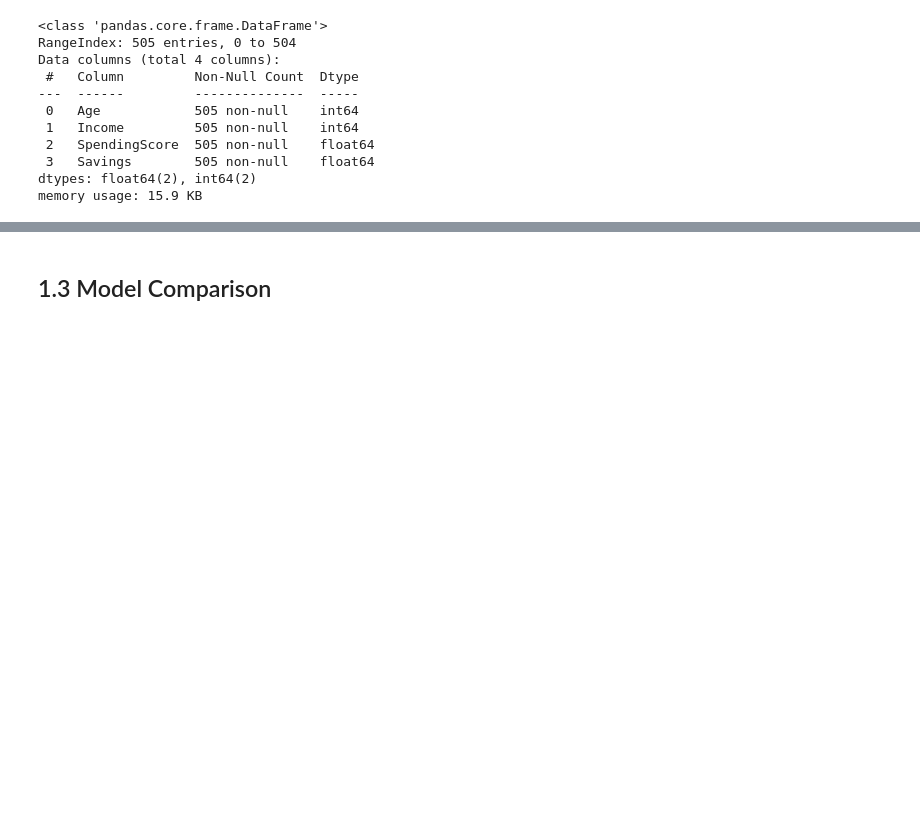
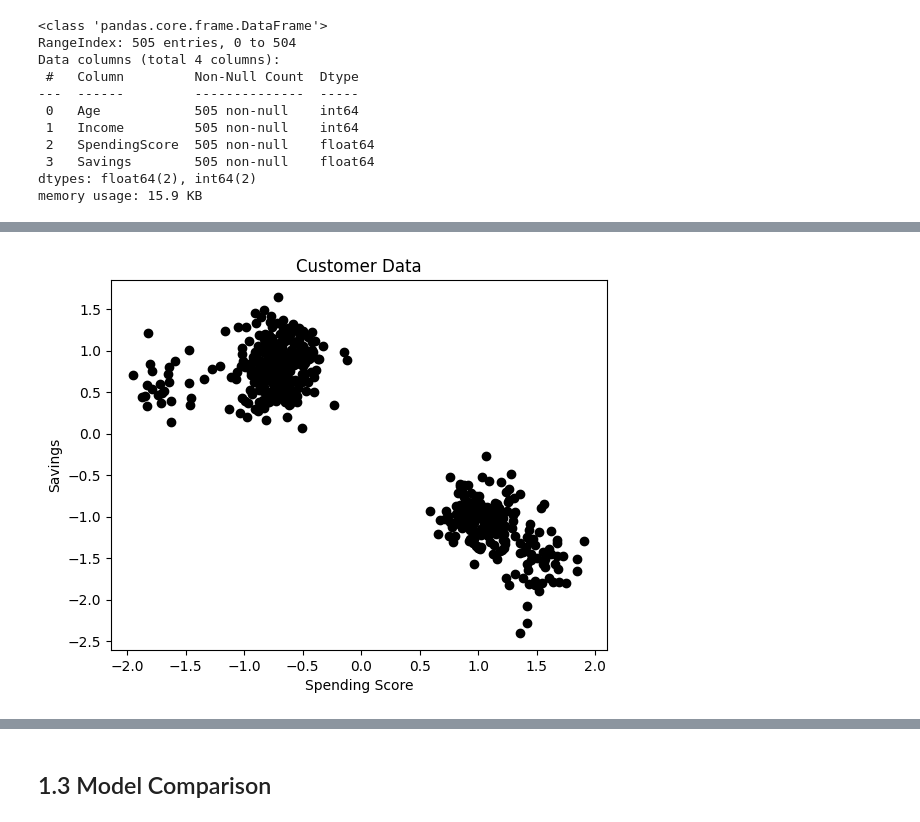
Before and after one commit to naevs/Machine-Learning, a Jupyter notebook: Naevin_MMAI_2024_869_Individual_Assignment.ipynb, the cells around one changed output, grey strips where cells are left out. Cells and saved outputs as stored; diff of their text form; code cells hidden in the pictures; blank space fills up the shorter version.

```diff
--- a/Naevin_MMAI_2024_869_Individual_Assignment.ipynb
+++ b/Naevin_MMAI_2024_869_Individual_Assignment.ipynb
@@ -131,0 +260,11 @@ memory usage: 15.9 KB
+# %%
+plt.figure();
+
+plt.scatter(df1.iloc[:, 2], df1.iloc[:, 3], c="black");
+plt.title("Customer Data");
+plt.xlabel('Spending Score');
+plt.ylabel('Savings');
+plt.xticks();
+plt.yticks();
+# %% [output]
+[figure, added]
```
Also changed, not shown: parts of 64 cells of this notebook.
